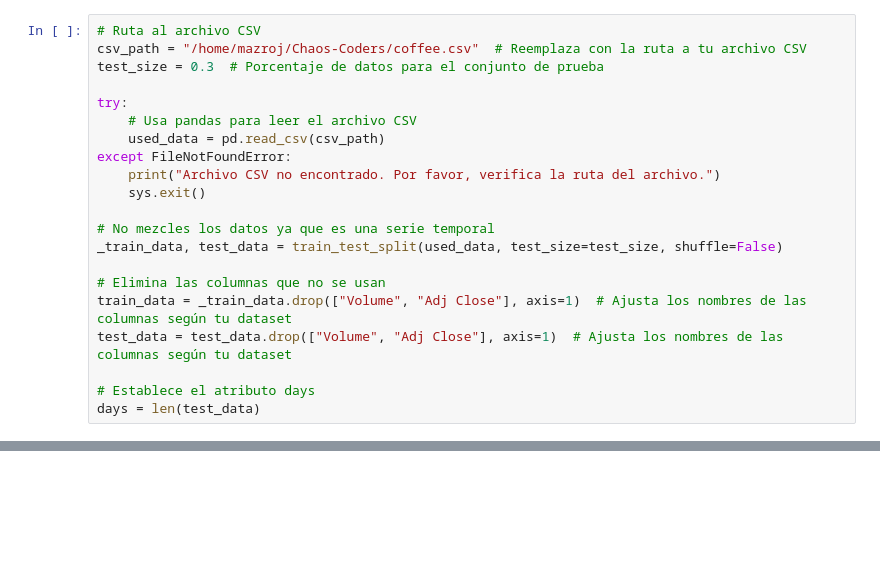
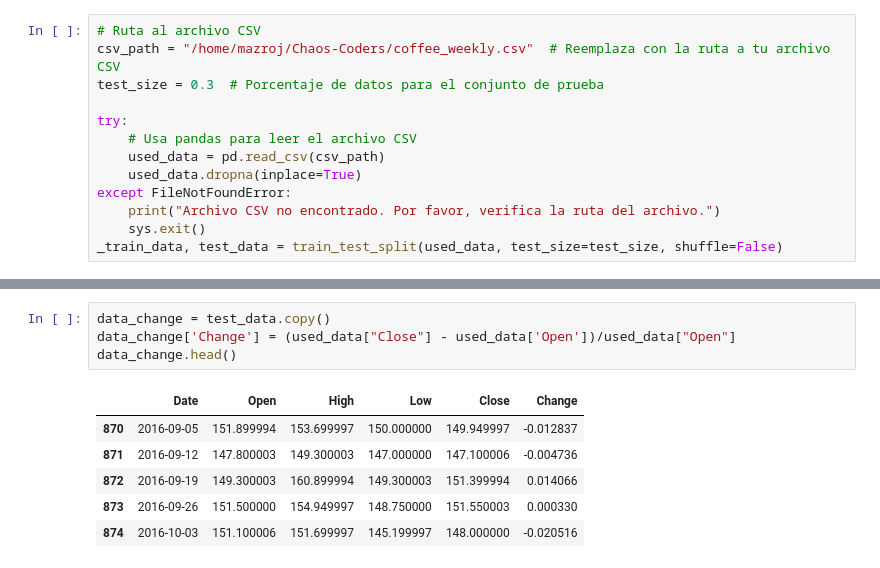
Before and after one commit to kevinalexis1/Chaos-Coders, a Jupyter notebook: Untitled_jordan.ipynb, the cells around one changed output, grey strips where cells are left out. Drawn from its saved outputs; the diff is of its cells as text; blank space fills up the shorter version.

Commit message:
test_09

```diff
--- a/Untitled_jordan.ipynb
+++ b/Untitled_jordan.ipynb
@@ -11,21 +13,13 @@ import matplotlib.pyplot as plt
 # %%
 # Ruta al archivo CSV
-csv_path = "/home/mazroj/Chaos-Coders/coffee.csv"  # Reemplaza con la ruta a tu archivo CSV
+csv_path = "/home/mazroj/Chaos-Coders/coffee_weekly.csv"  # Reemplaza con la ruta a tu archivo CSV
 test_size = 0.3  # Porcentaje de datos para el conjunto de prueba
 
 try:
     # Usa pandas para leer el archivo CSV
     used_data = pd.read_csv(csv_path)
+    used_data.dropna(inplace=True)
 except FileNotFoundError:
     print("Archivo CSV no encontrado. Por favor, verifica la ruta del archivo.")
     sys.exit()
-
-# No mezcles los datos ya que es una serie temporal
 _train_data, test_data = train_test_split(used_data, test_size=test_size, shuffle=False)
-
-# Elimina las columnas que no se usan
-train_data = _train_data.drop(["Volume", "Adj Close"], axis=1)  # Ajusta los nombres de las columnas según tu dataset
-test_data = test_data.drop(["Volume", "Adj Close"], axis=1)  # Ajusta los nombres de las columnas según tu dataset
-
-# Establece el atributo days
-days = len(test_data)
@@ -223,0 +185,11 @@ Text(0, 0.5, 'Porcentual Error')
+# %%
+data_change = test_data.copy()
+data_change['Change'] = (used_data["Close"] - used_data['Open'])/used_data["Open"]
+data_change.head()
+# %% [output]
+|  | Date | Open | High | Low | Close | Change |
+| 870 | 2016-09-05 | 151.899994 | 153.699997 | 150.000000 | 149.949997 | -0.012837 |
+| 871 | 2016-09-12 | 147.800003 | 149.300003 | 147.000000 | 147.100006 | -0.004736 |
+| 872 | 2016-09-19 | 149.300003 | 160.899994 | 149.300003 | 151.399994 | 0.014066 |
+| 873 | 2016-09-26 | 151.500000 | 154.949997 | 148.750000 | 151.550003 | 0.000330 |
+| 874 | 2016-10-03 | 151.100006 | 151.699997 | 145.199997 | 148.000000 | -0.020516 |
```
Also changed, not shown: parts of 19 cells of this notebook.
